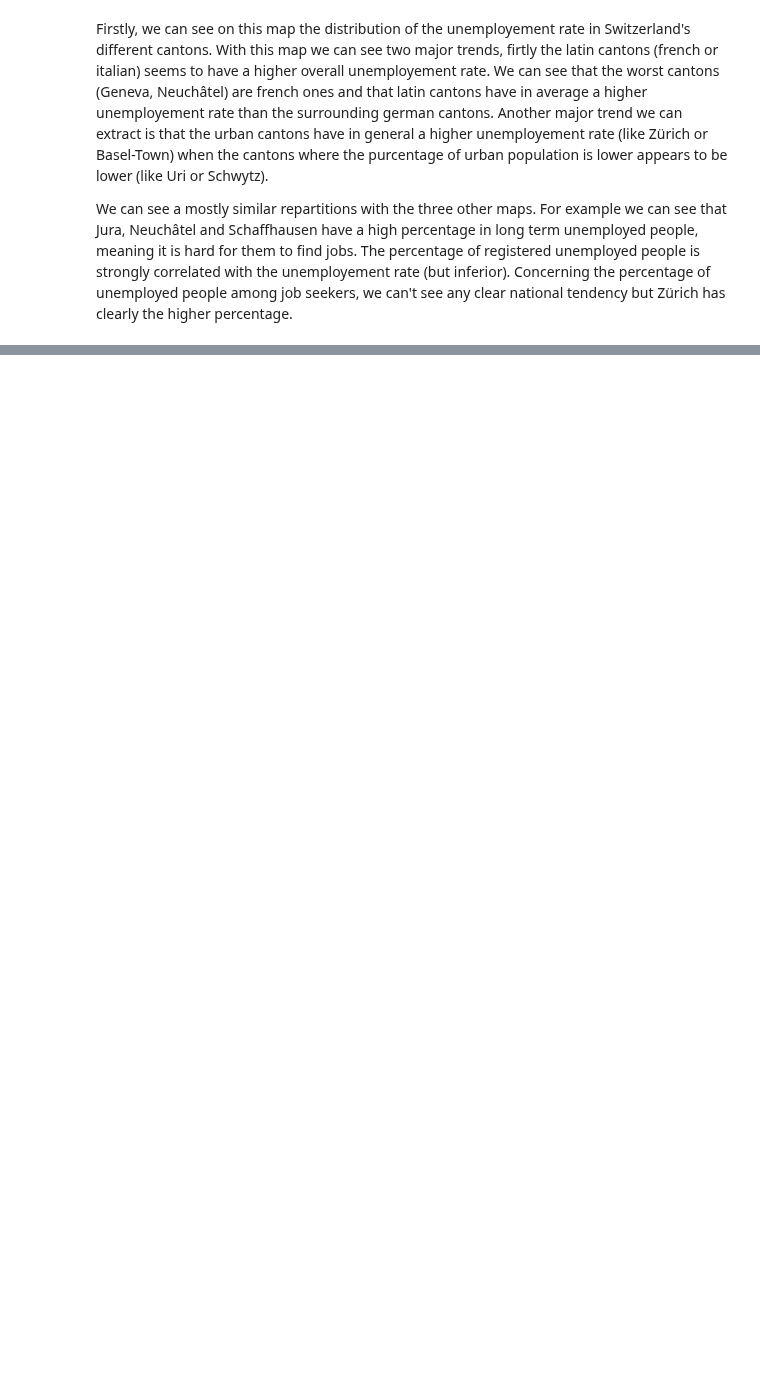
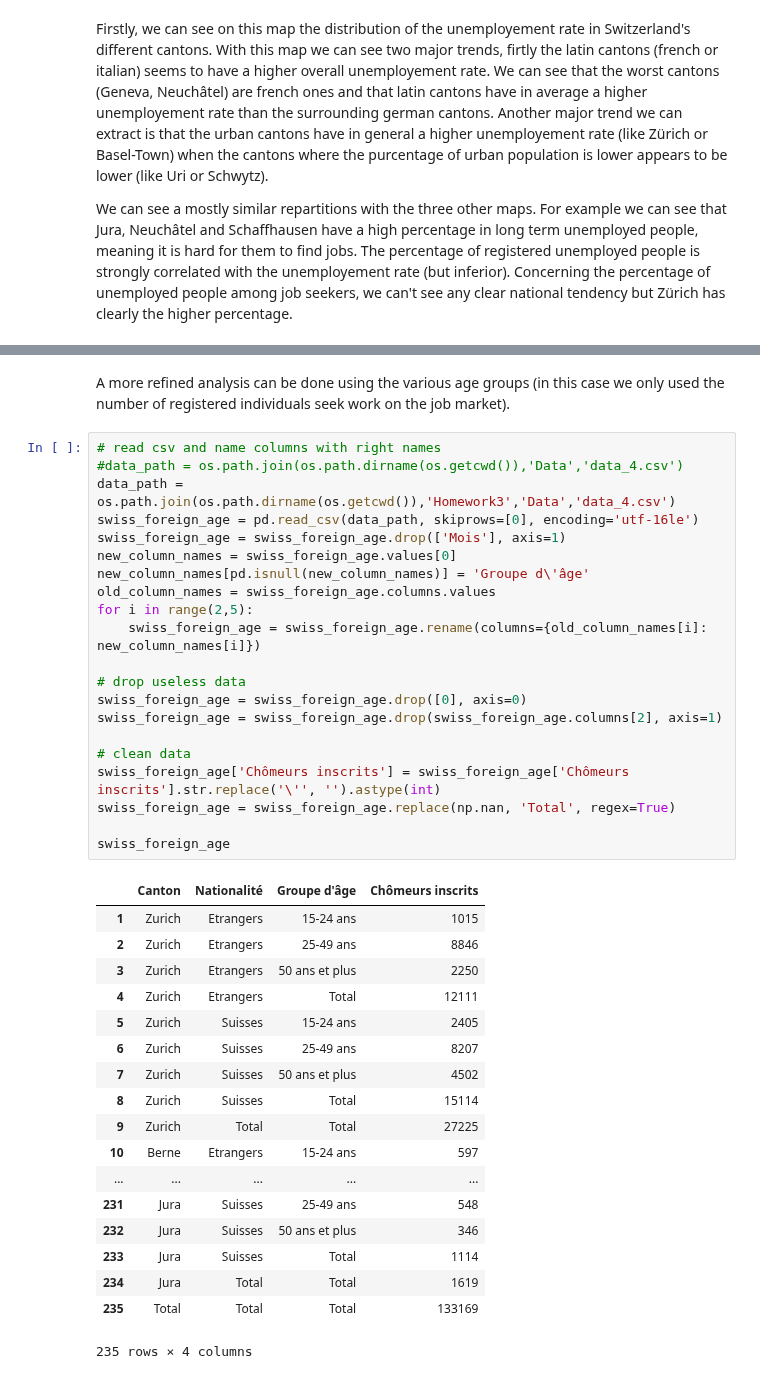
Before and after one commit to sbeuret/ADAProject_Bacsa_Beuret_Santarelli, a Jupyter notebook: 03 - Interactive Viz/Homework3.ipynb, the cells around one changed output, grey strips where cells are left out. Saved outputs shown, nothing was run; the diff lists cells and outputs as text; blank space fills up the shorter version.

```diff
--- a/03 - Interactive Viz/Homework3.ipynb
+++ b/03 - Interactive Viz/Homework3.ipynb
@@ -444,0 +440,42 @@ Part with age differences
+# %% [markdown]
+A more refined analysis can be done using the various age groups (in this case we only used the number of registered individuals seek work on the job market).
+# %%
+# read csv and name columns with right names
+#data_path = os.path.join(os.path.dirname(os.getcwd()),'Data','data_4.csv')
+data_path = os.path.join(os.path.dirname(os.getcwd()),'Homework3','Data','data_4.csv')
+swiss_foreign_age = pd.read_csv(data_path, skiprows=[0], encoding='utf-16le')
+swiss_foreign_age = swiss_foreign_age.drop(['Mois'], axis=1)
+new_column_names = swiss_foreign_age.values[0]
+new_column_names[pd.isnull(new_column_names)] = 'Groupe d\'âge'
+old_column_names = swiss_foreign_age.columns.values
+for i in range(2,5):
+    swiss_foreign_age = swiss_foreign_age.rename(columns={old_column_names[i]: new_column_names[i]})
+
+# drop useless data
+swiss_foreign_age = swiss_foreign_age.drop([0], axis=0)
+swiss_foreign_age = swiss_foreign_age.drop(swiss_foreign_age.columns[2], axis=1)
+
+# clean data
+swiss_foreign_age['Chômeurs inscrits'] = swiss_foreign_age['Chômeurs inscrits'].str.replace('\'', '').astype(int)
+swiss_foreign_age = swiss_foreign_age.replace(np.nan, 'Total', regex=True)
+
+swiss_foreign_age
+# %% [output]
+|  | Canton | Nationalité | Groupe d'âge | Chômeurs inscrits |
+| 1 | Zurich | Etrangers | 15-24 ans | 1015 |
+| 2 | Zurich | Etrangers | 25-49 ans | 8846 |
+| 3 | Zurich | Etrangers | 50 ans et plus | 2250 |
+| 4 | Zurich | Etrangers | Total | 12111 |
+| 5 | Zurich | Suisses | 15-24 ans | 2405 |
+| 6 | Zurich | Suisses | 25-49 ans | 8207 |
+| 7 | Zurich | Suisses | 50 ans et plus | 4502 |
+| 8 | Zurich | Suisses | Total | 15114 |
+| 9 | Zurich | Total | Total | 27225 |
+| 10 | Berne | Etrangers | 15-24 ans | 597 |
+| ... | ... | ... | ... | ... |
+| 231 | Jura | Suisses | 25-49 ans | 548 |
+| 232 | Jura | Suisses | 50 ans et plus | 346 |
+| 233 | Jura | Suisses | Total | 1114 |
+| 234 | Jura | Total | Total | 1619 |
+| 235 | Total | Total | Total | 133169 |
+235 rows × 4 columns
```
Also changed, not shown: parts of 20 cells of this notebook.
